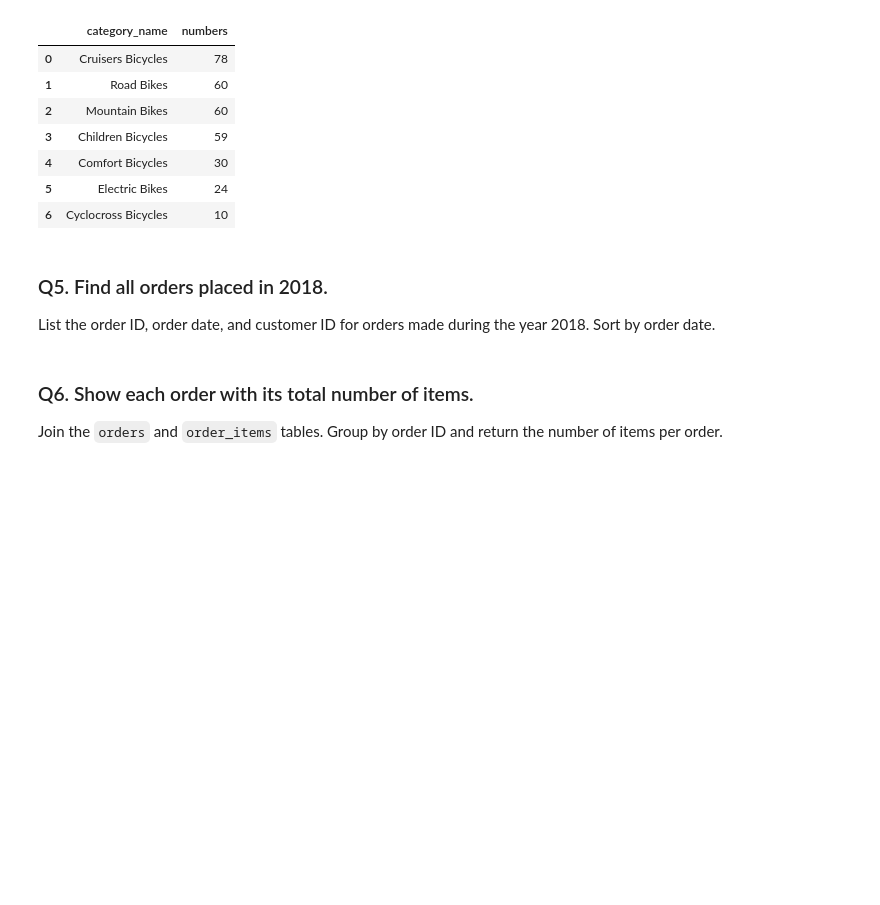
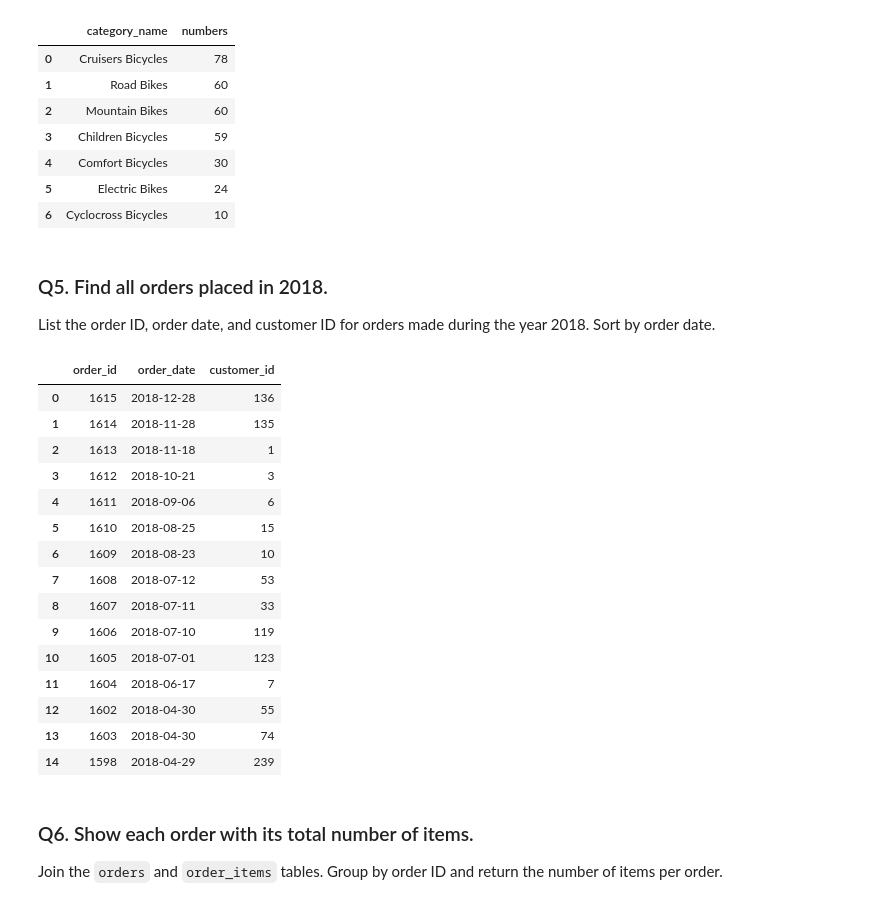
Before and after one commit to Bourne215/DA_M3_W3_Workflow, a Jupyter notebook: workflow_practice.ipynb, the cells around one changed output. Saved outputs shown, nothing was run; the diff lists cells and outputs as text; code cells hidden in the pictures; blank space fills up the shorter version.

```diff
--- a/workflow_practice.ipynb
+++ b/workflow_practice.ipynb
@@ -186,6 +185,30 @@ pd.read_sql(query4, connection)
 List the order ID, order date, and customer ID for orders made during the year 2018. Sort by order date.
 # %%
 # Your query here
+query5 = """
+SELECT order_id, order_date, customer_id from orders
+where order_date like"%2018%"
+order by order_date desc
+limit 15
+"""
+pd.read_sql(query5,connection)
+# %% [output]
+|  | order_id | order_date | customer_id |
+| 0 | 1615 | 2018-12-28 | 136 |
+| 1 | 1614 | 2018-11-28 | 135 |
+| 2 | 1613 | 2018-11-18 | 1 |
+| 3 | 1612 | 2018-10-21 | 3 |
+| 4 | 1611 | 2018-09-06 | 6 |
+| 5 | 1610 | 2018-08-25 | 15 |
+| 6 | 1609 | 2018-08-23 | 10 |
+| 7 | 1608 | 2018-07-12 | 53 |
+| 8 | 1607 | 2018-07-11 | 33 |
+| 9 | 1606 | 2018-07-10 | 119 |
+| 10 | 1605 | 2018-07-01 | 123 |
+| 11 | 1604 | 2018-06-17 | 7 |
+| 12 | 1602 | 2018-04-30 | 55 |
+| 13 | 1603 | 2018-04-30 | 74 |
+| 14 | 1598 | 2018-04-29 | 239 |
 # %% [markdown]
 ### Q6. Show each order with its total number of items.
 
```
Also changed, not shown: parts of 4 cells of this notebook, 1 other file.
